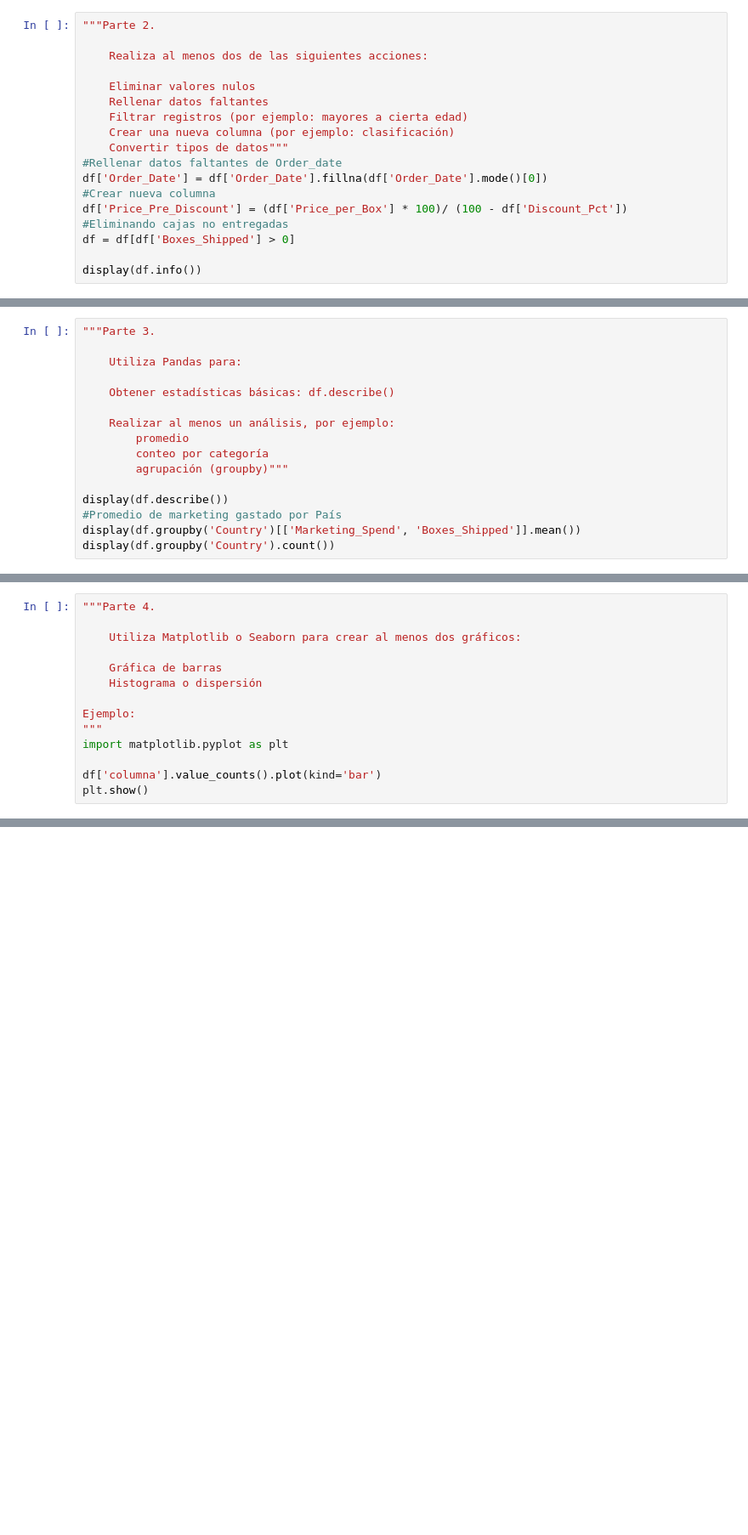
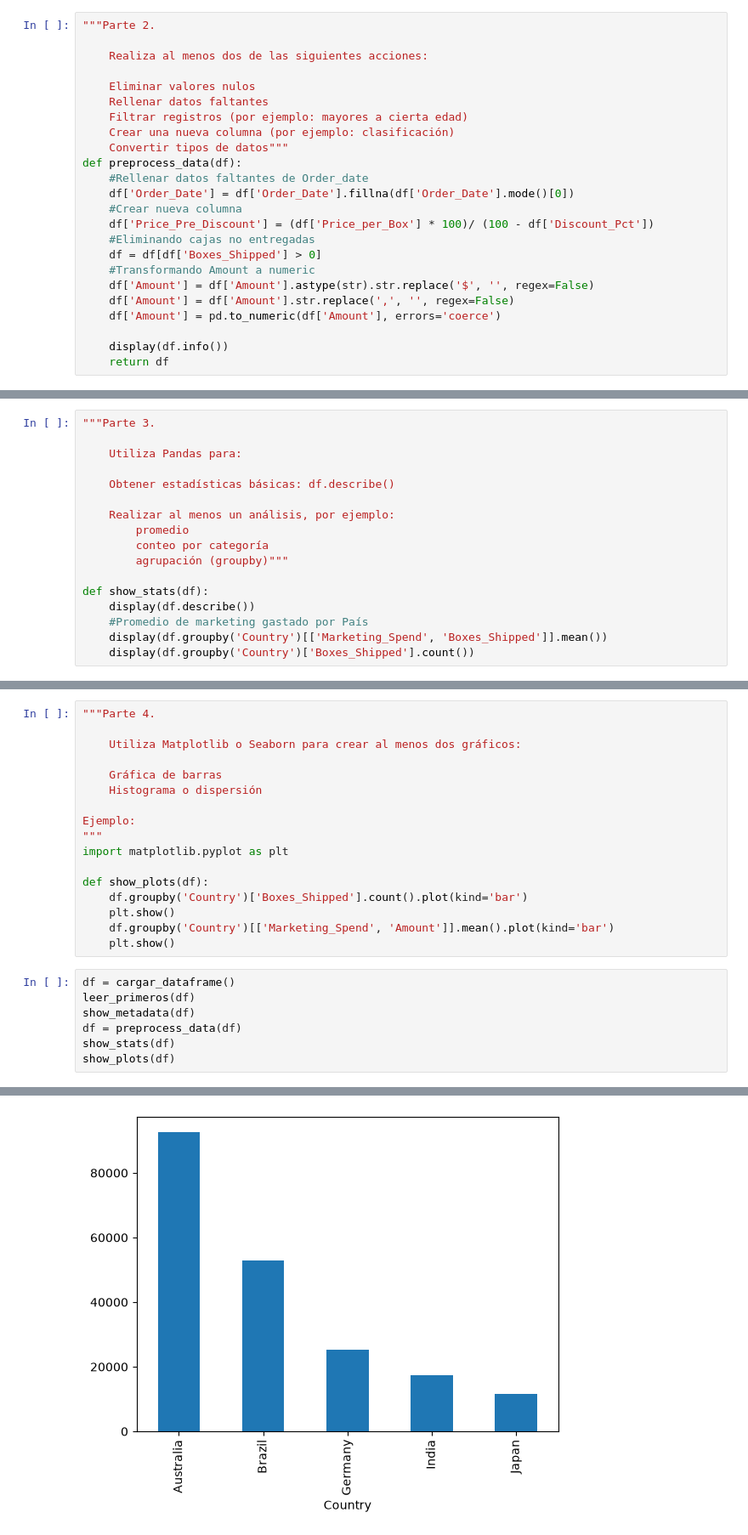
Before and after one commit to aldairmh98/maestria, a Jupyter notebook: actividad_6/actividad_6.ipynb, the cells around one changed output, grey strips where cells are left out. Shown at 85% size. Cells and saved outputs as stored; diff of their text form; blank space fills up the shorter version.

```diff
--- a/actividad_6/actividad_6.ipynb
+++ b/actividad_6/actividad_6.ipynb
@@ -58,11 +35,17 @@ None
     Filtrar registros (por ejemplo: mayores a cierta edad)
     Crear una nueva columna (por ejemplo: clasificación)
     Convertir tipos de datos"""
-#Rellenar datos faltantes de Order_date
-df['Order_Date'] = df['Order_Date'].fillna(df['Order_Date'].mode()[0])
-#Crear nueva columna
-df['Price_Pre_Discount'] = (df['Price_per_Box'] * 100)/ (100 - df['Discount_Pct'])
-#Eliminando cajas no entregadas
-df = df[df['Boxes_Shipped'] > 0]
+def preprocess_data(df):
+    #Rellenar datos faltantes de Order_date
+    df['Order_Date'] = df['Order_Date'].fillna(df['Order_Date'].mode()[0])
+    #Crear nueva columna
+    df['Price_Pre_Discount'] = (df['Price_per_Box'] * 100)/ (100 - df['Discount_Pct'])
+    #Eliminando cajas no entregadas
+    df = df[df['Boxes_Shipped'] > 0]
+    #Transformando Amount a numeric
+    df['Amount'] = df['Amount'].astype(str).str.replace('$', '', regex=False)
+    df['Amount'] = df['Amount'].str.replace(',', '', regex=False)
+    df['Amount'] = pd.to_numeric(df['Amount'], errors='coerce')
 
-display(df.info())
+    display(df.info())
+    return df
@@ -99,7 +61,8 @@ None
         conteo por categoría
         agrupación (groupby)"""
 
-display(df.describe())
-#Promedio de marketing gastado por País
-display(df.groupby('Country')[['Marketing_Spend', 'Boxes_Shipped']].mean())
-display(df.groupby('Country').count())
+def show_stats(df):
+    display(df.describe())
+    #Promedio de marketing gastado por País
+    display(df.groupby('Country')[['Marketing_Spend', 'Boxes_Shipped']].mean())
+    display(df.groupby('Country')['Boxes_Shipped'].count())
@@ -139,5 +78,16 @@ Ejemplo:
 """
 import matplotlib.pyplot as plt
 
-df['columna'].value_counts().plot(kind='bar')
-plt.show()
+def show_plots(df):
+    df.groupby('Country')['Boxes_Shipped'].count().plot(kind='bar')
+    plt.show()
+    df.groupby('Country')[['Marketing_Spend', 'Amount']].mean().plot(kind='bar')
+    plt.show()
+# %%
+df = cargar_dataframe()
+leer_primeros(df)
+show_metadata(df)
+df = preprocess_data(df)
+show_stats(df)
+show_plots(df)
+# %% [output]
@@ -143,0 +162 @@ plt.show()
+[figure, added]
```
Also changed, not shown: parts of 4 cells of this notebook.
